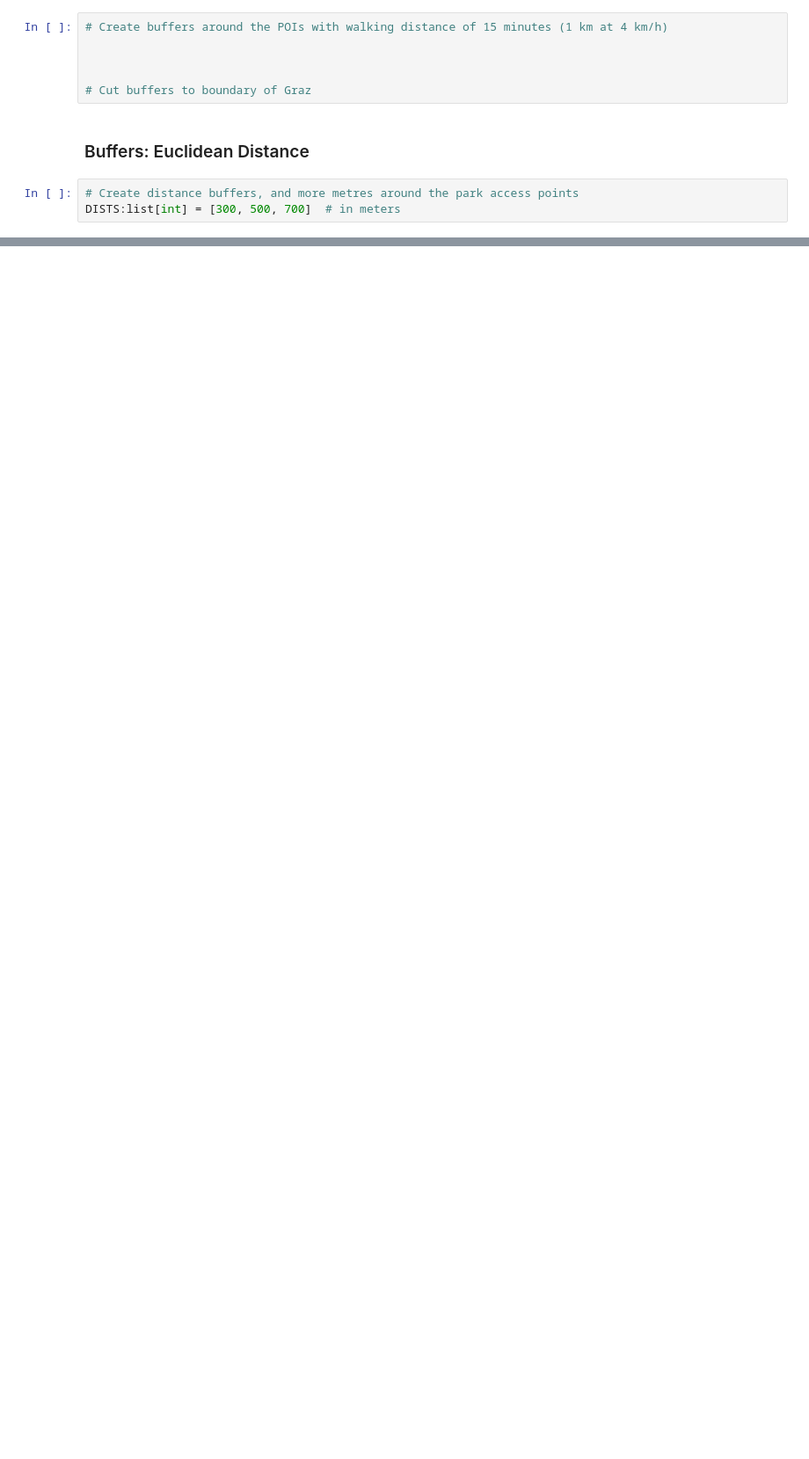
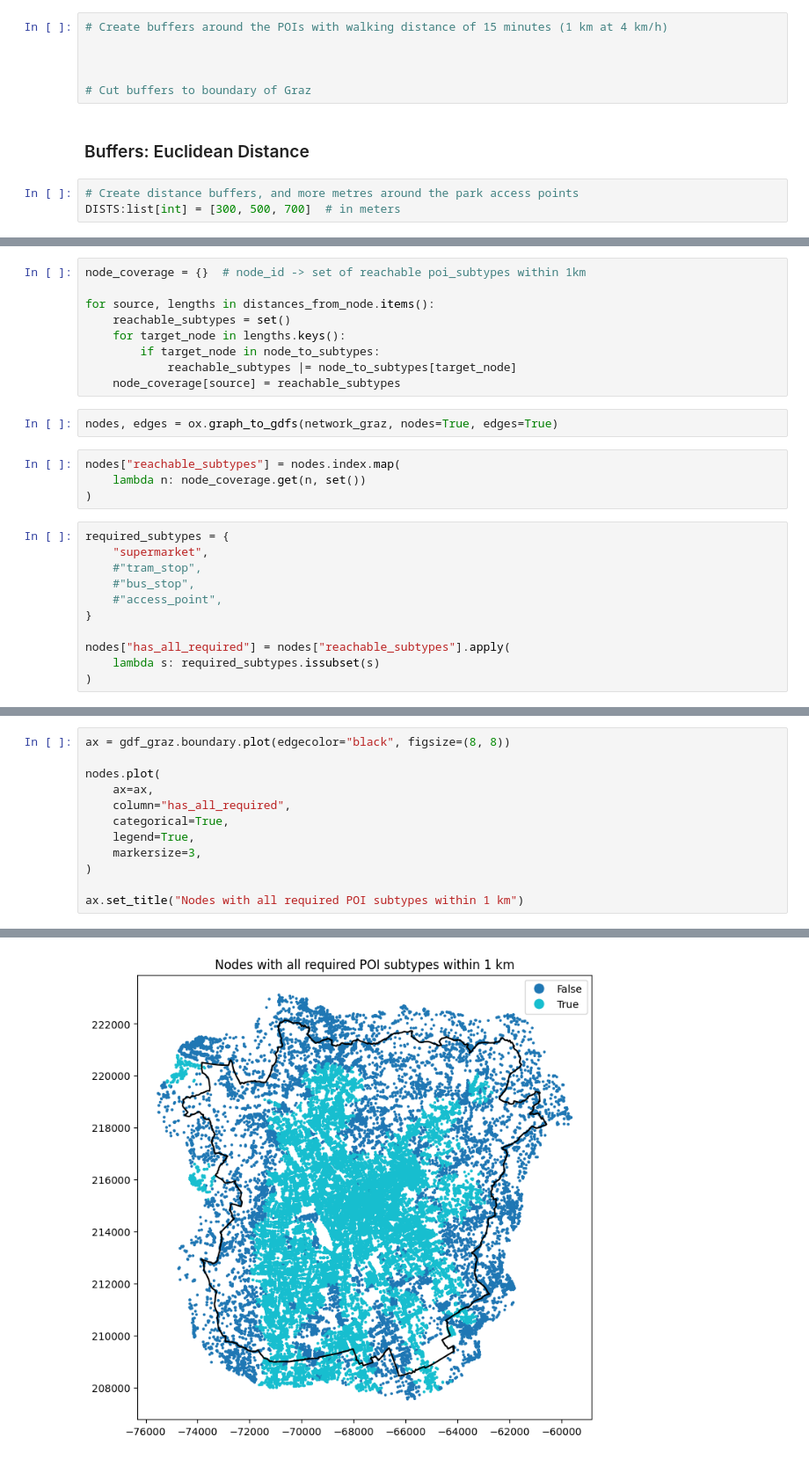
Before and after one commit to VitaDuit/GIS2_Group3_FinalProject, a Jupyter notebook: data_acquisition.ipynb, the cells around one changed output, grey strips where cells are left out. Shown at 88% size. Cells and saved outputs as stored; diff of their text form; blank space fills up the shorter version.

```diff
--- a/data_acquisition.ipynb
+++ b/data_acquisition.ipynb
@@ -640,0 +759,26 @@ eucl_zones = gpd.GeoDataFrame(
+# %%
+node_coverage = {}  # node_id -> set of reachable poi_subtypes within 1km
+
+for source, lengths in distances_from_node.items():
+    reachable_subtypes = set()
+    for target_node in lengths.keys():
+        if target_node in node_to_subtypes:
+            reachable_subtypes |= node_to_subtypes[target_node]
+    node_coverage[source] = reachable_subtypes
+# %%
+nodes, edges = ox.graph_to_gdfs(network_graz, nodes=True, edges=True)
+# %%
+nodes["reachable_subtypes"] = nodes.index.map(
+    lambda n: node_coverage.get(n, set())
+)
+# %%
+required_subtypes = {
+    "supermarket",
+    #"tram_stop",
+    #"bus_stop",
+    #"access_point",
+}
+
+nodes["has_all_required"] = nodes["reachable_subtypes"].apply(
+    lambda s: required_subtypes.issubset(s)
+)
@@ -640,0 +808,13 @@ eucl_zones = gpd.GeoDataFrame(
+# %%
+ax = gdf_graz.boundary.plot(edgecolor="black", figsize=(8, 8))
+
+nodes.plot(
+    ax=ax,
+    column="has_all_required",
+    categorical=True,
+    legend=True,
+    markersize=3,
+)
+
+ax.set_title("Nodes with all required POI subtypes within 1 km")
+# %% [output]
@@ -640,0 +822 @@ eucl_zones = gpd.GeoDataFrame(
+[figure, added]
```
Also changed, not shown: parts of 32 cells of this notebook, 6 other files.
